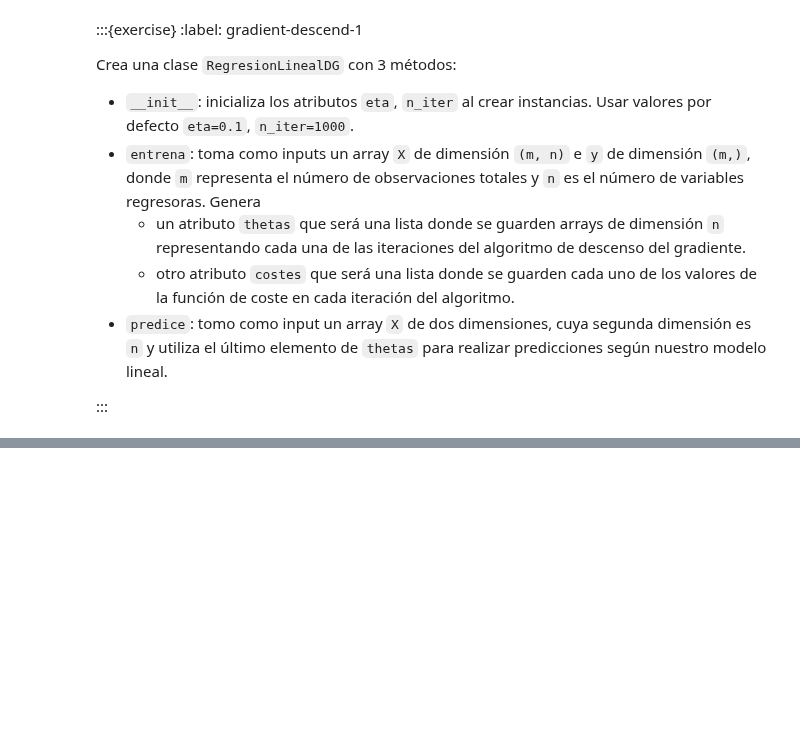
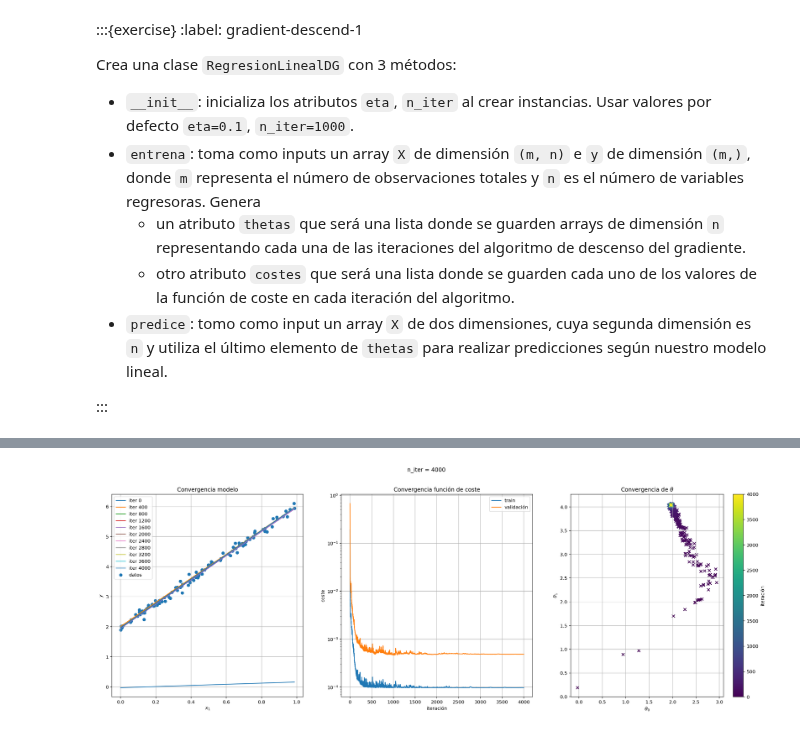
Before and after one commit to javlintor/curso-python-us, a Jupyter notebook: _build/jupyter_execute/notebooks/practicas/gradient-descent.ipynb, the cells around one changed output, grey strips where cells are left out. Saved outputs shown, nothing was run; the diff lists cells and outputs as text; code cells hidden in the pictures; blank space fills up the shorter version.

```diff
--- a/_build/jupyter_execute/notebooks/practicas/gradient-descent.ipynb
+++ b/_build/jupyter_execute/notebooks/practicas/gradient-descent.ipynb
@@ -187,0 +314,32 @@ fig = regresion_lineal_dg.pinta(X_test, y_test)
+# %%
+class RegresionLinealDGE(RegresionLinealDG3):
+
+    def __init__(self, eta, n_epocas=50): # quitamos n_iter
+        super().__init__(eta=eta, n_iter=None)
+        self.n_epocas = n_epocas
+
+    def entrena(self, X, y):
+        X_train, X_val, y_train, y_val = super().separa_val(X, y)
+        self.n_iter = self.n_epocas * X_train.shape[0]
+        self.entrena_estocastico(X_train, y_train)
+        super().calcula_costes(X_val, y_val)
+
+    def entrena_estocastico(self, X, y):
+        m, n = X.shape
+        X = self.añade_unos(X)
+        self.thetas = [2*self.rng.random(n + 1) - 1]
+        self.costes = [self.f_coste(X, y, self.thetas[-1])]
+        for epoca in range(self.n_epocas):
+            for i in range(m):
+                index = self.rng.integers(m)
+                X_sample = X[index:index+1]
+                y_sample = y[index:index+1]
+                theta = self.thetas[-1] - self.eta(epoca*m + i)*self.calcula_grad(X_sample, y_sample, self.thetas[-1])
+                self.thetas.append(theta)
+                self.costes.append(self.f_coste(X, y, self.thetas[-1]))
+# %%
+regresion_lineal_dge = RegresionLinealDGE(eta=lambda x: 0.1*np.exp(-0.001*x))
+regresion_lineal_dge.entrena(X_test, y_test)
+fig = regresion_lineal_dge.pinta(X_test, y_test)
+# %% [output]
+[figure, added]
```
Also changed, not shown: parts of 13 cells of this notebook, 24 other files.
